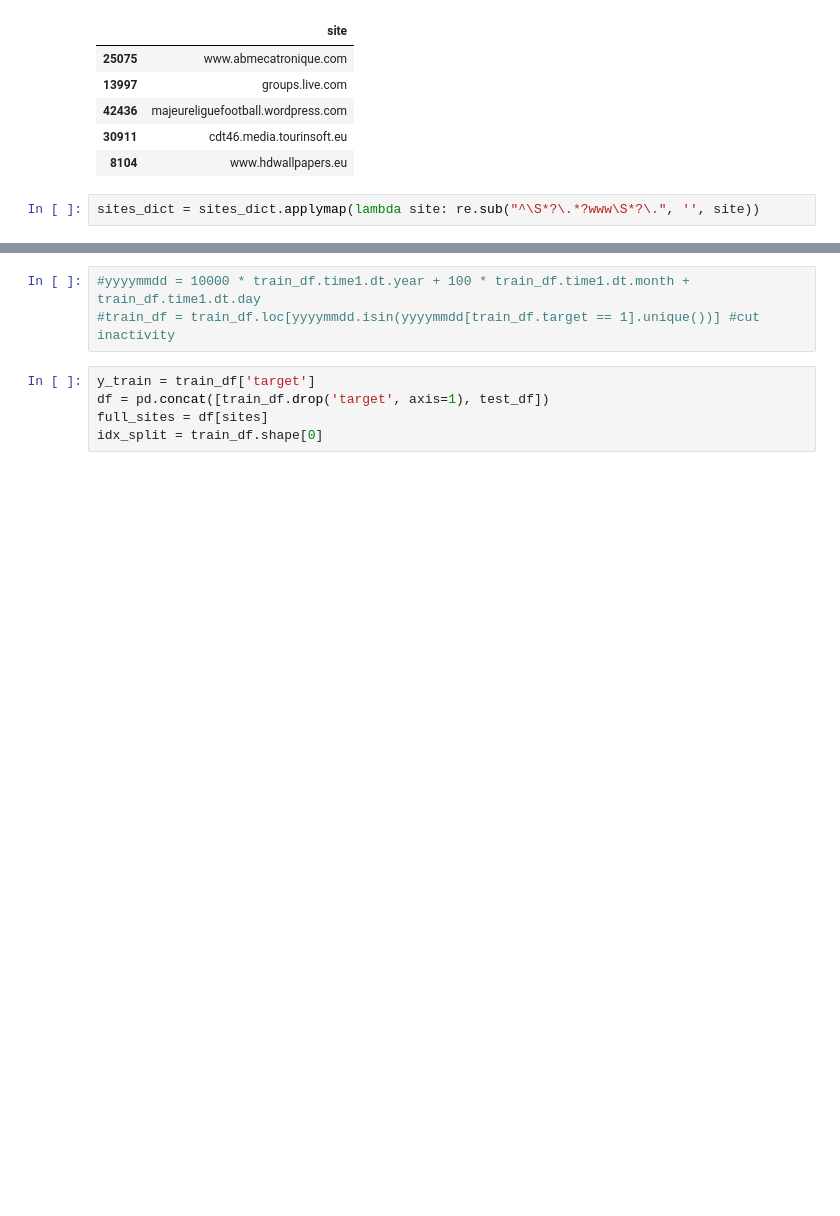
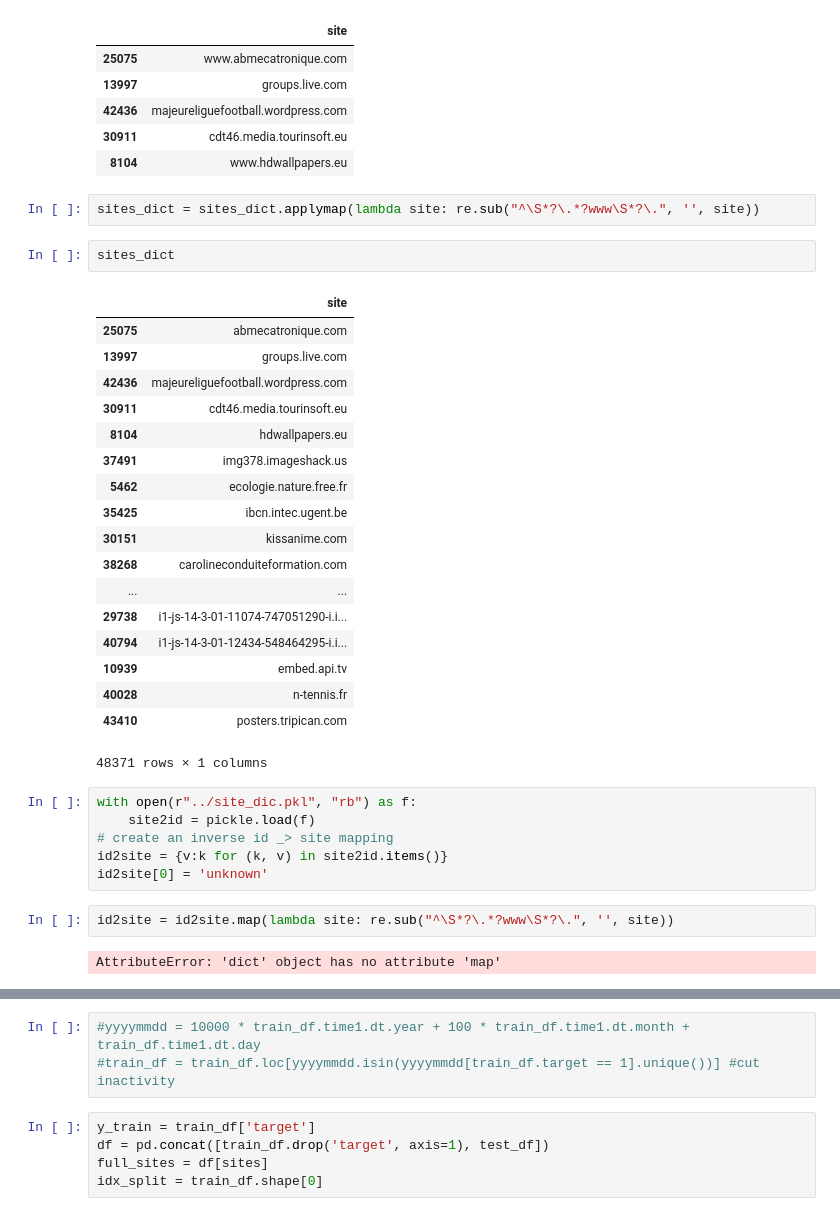
Before and after one commit to HQuality/ML_Yandex_MIPT, a Jupyter notebook: 6 Data analysis project/Internet Users Pattern Mining (Alice)/Week 7/MyAlice_no_gimmicks.ipynb, the cells around one changed output, grey strips where cells are left out. Saved outputs shown, nothing was run; the diff lists cells and outputs as text; blank space fills up the shorter version.

```diff
--- a/6 Data analysis project/Internet Users Pattern Mining (Alice)/Week 7/MyAlice_no_gimmicks.ipynb
+++ b/6 Data analysis project/Internet Users Pattern Mining (Alice)/Week 7/MyAlice_no_gimmicks.ipynb
@@ -148,3 +148,34 @@ Websites total: 48371
 | 8104 | www.hdwallpapers.eu |
 # %%
 sites_dict = sites_dict.applymap(lambda site: re.sub("^\S*?\.*?www\S*?\.", '', site))
+# %%
+sites_dict
+# %% [output]
+|  | site |
+| 25075 | abmecatronique.com |
+| 13997 | groups.live.com |
+| 42436 | majeureliguefootball.wordpress.com |
+| 30911 | cdt46.media.tourinsoft.eu |
+| 8104 | hdwallpapers.eu |
+| 37491 | img378.imageshack.us |
+| 5462 | ecologie.nature.free.fr |
+| 35425 | ibcn.intec.ugent.be |
+| 30151 | kissanime.com |
+| 38268 | carolineconduiteformation.com |
+| ... | ... |
+| 29738 | i1-js-14-3-01-11074-747051290-i.i... |
+| 40794 | i1-js-14-3-01-12434-548464295-i.i... |
+| 10939 | embed.api.tv |
+| 40028 | n-tennis.fr |
+| 43410 | posters.tripican.com |
+48371 rows × 1 columns
+# %%
+with open(r"../site_dic.pkl", "rb") as f:
+    site2id = pickle.load(f)
+# create an inverse id _> site mapping
+id2site = {v:k for (k, v) in site2id.items()}
+id2site[0] = 'unknown'
+# %%
+id2site = id2site.map(lambda site: re.sub("^\S*?\.*?www\S*?\.", '', site))
+# %% [output]
+AttributeError: 'dict' object has no attribute 'map'
```
Also changed, not shown: parts of 17 cells of this notebook, 10 other files.
